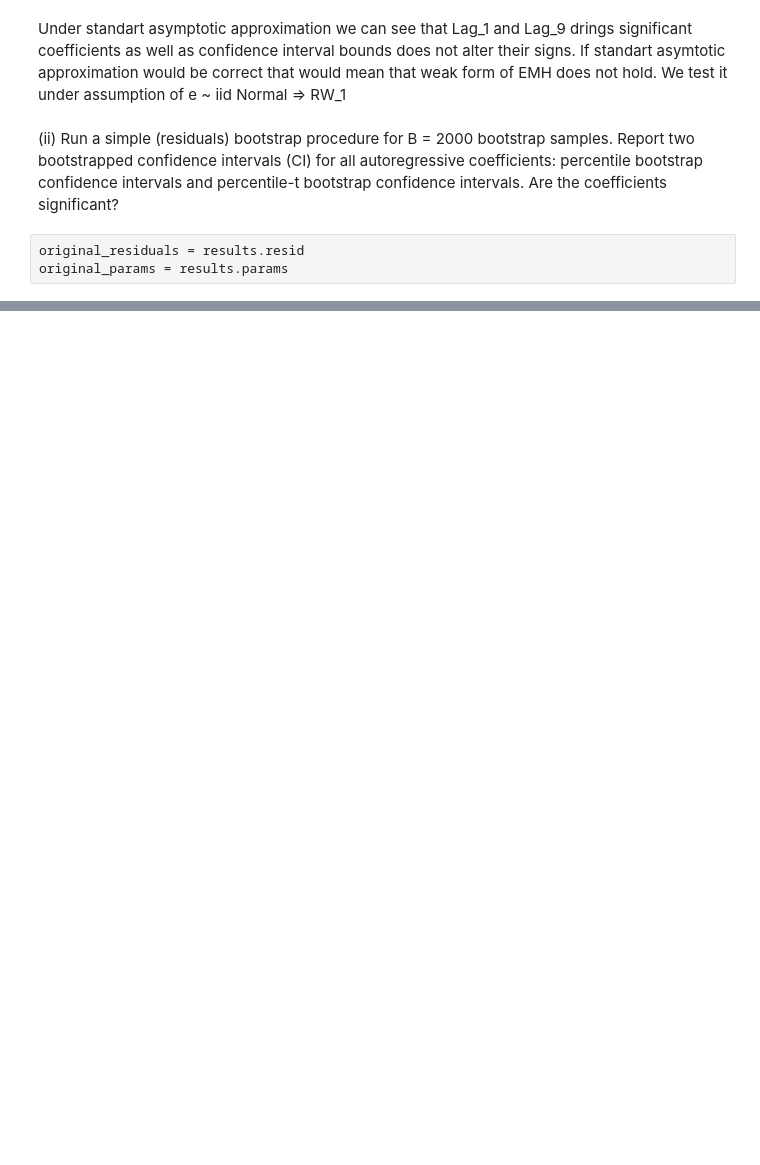
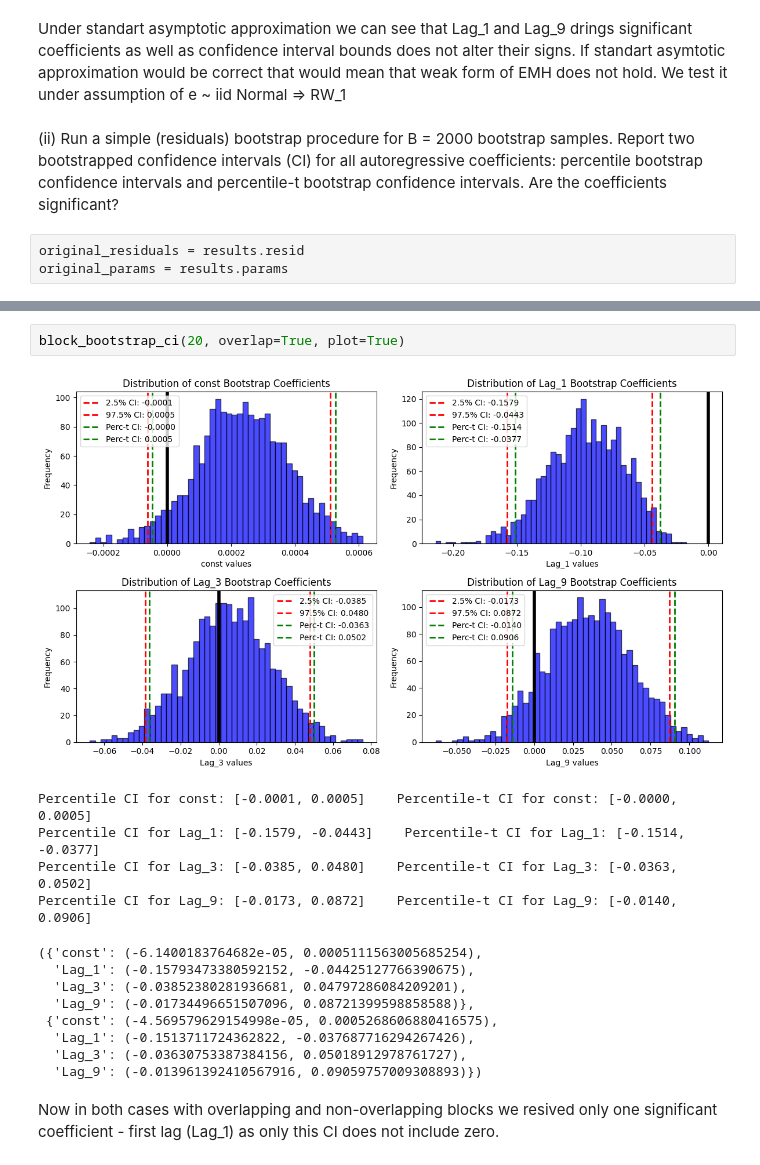
Before and after one commit to LeatherBag011235/Studying-stuff, a Jupyter notebook: Maxim_Shibanov_Econometrics_HA02.ipynb, the cells around one changed output, grey strips where cells are left out. Drawn from its saved outputs; the diff is of its cells as text; blank space fills up the shorter version.

```diff
--- a/Maxim_Shibanov_Econometrics_HA02.ipynb
+++ b/Maxim_Shibanov_Econometrics_HA02.ipynb
@@ -226,0 +379,18 @@ C:\Users\310\Desktop\Progects_Py\Parsim-sec\src\Analysis\Maxim_Shibanov_Economet
+# %%
+block_bootstrap_ci(20, overlap=True, plot=True)
+# %% [output]
+[figure, added]
+Percentile CI for const: [-0.0001, 0.0005]    Percentile-t CI for const: [-0.0000, 0.0005]
+Percentile CI for Lag_1: [-0.1579, -0.0443]    Percentile-t CI for Lag_1: [-0.1514, -0.0377]
+Percentile CI for Lag_3: [-0.0385, 0.0480]    Percentile-t CI for Lag_3: [-0.0363, 0.0502]
+Percentile CI for Lag_9: [-0.0173, 0.0872]    Percentile-t CI for Lag_9: [-0.0140, 0.0906]
+({'const': (-6.1400183764682e-05, 0.0005111563005685254),
+  'Lag_1': (-0.15793473380592152, -0.04425127766390675),
+  'Lag_3': (-0.03852380281936681, 0.04797286084209201),
+  'Lag_9': (-0.01734496651507096, 0.08721399598858588)},
+ {'const': (-4.569579629154998e-05, 0.0005268606880416575),
+  'Lag_1': (-0.1513711724362822, -0.037687716294267426),
+  'Lag_3': (-0.03630753387384156, 0.05018912978761727),
+  'Lag_9': (-0.013961392410567916, 0.09059757009308893)})
+# %% [markdown]
+Now in both cases with overlapping and non-overlapping blocks we resived only one significant coefficient - first lag (Lag_1) as only this CI does not include zero.
```
Also changed, not shown: parts of 12 cells of this notebook.
